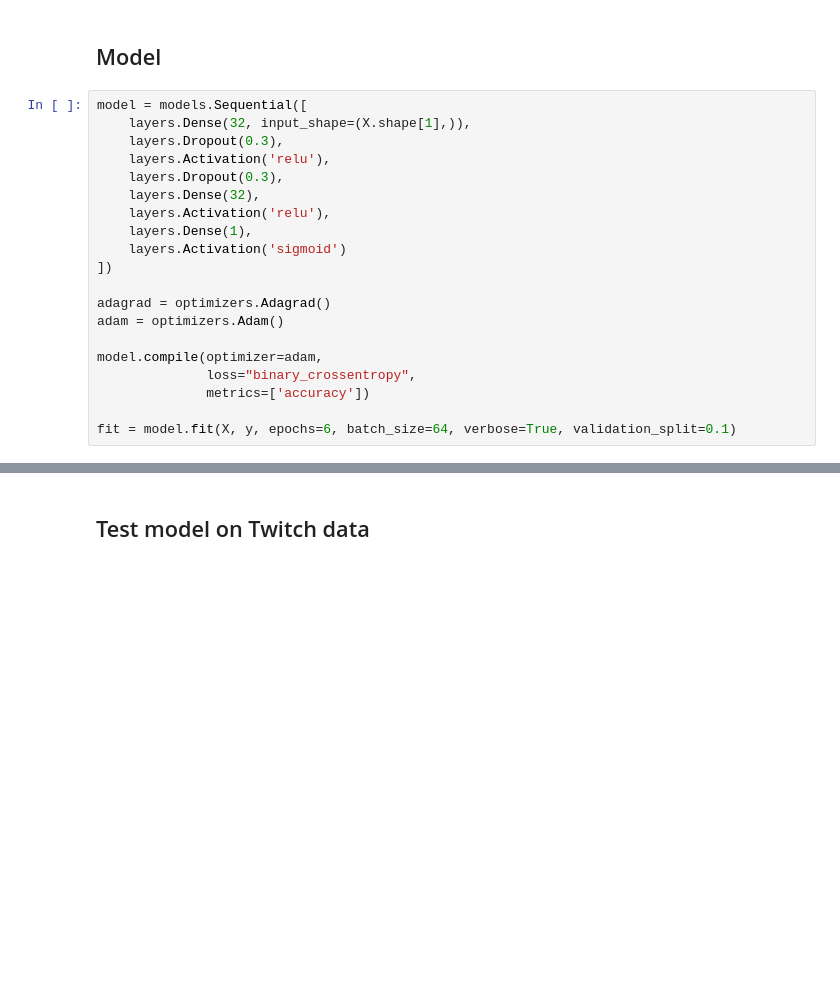
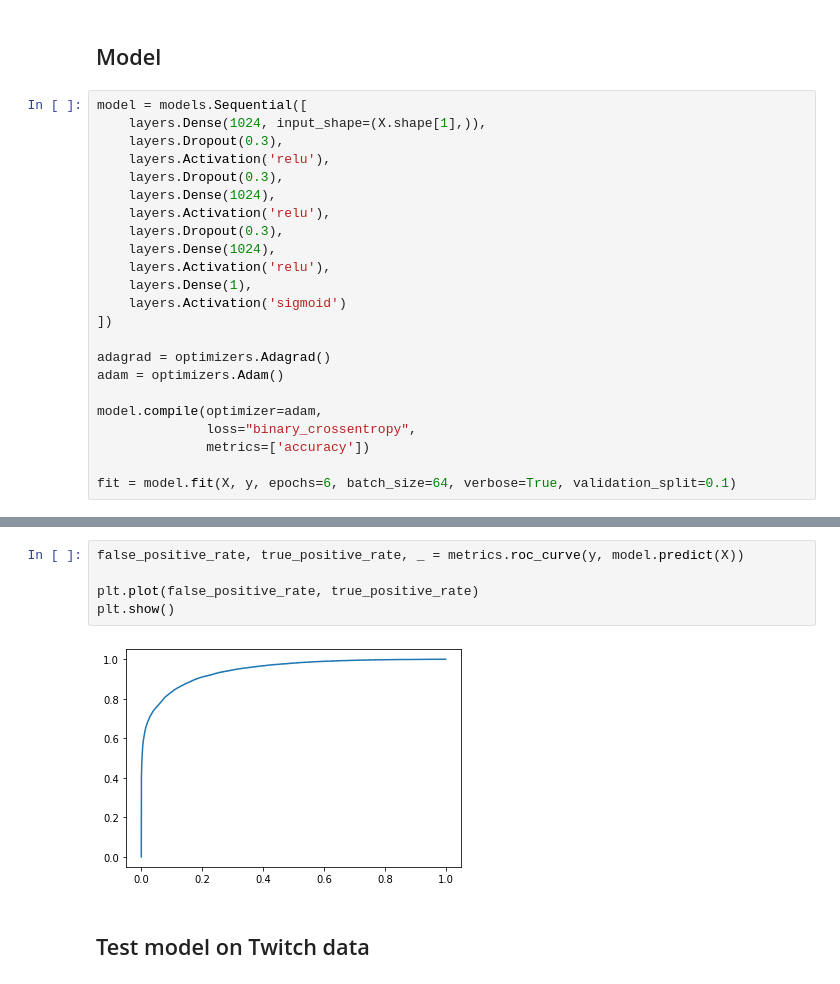
Before and after one commit to goatgoose/twitch_reader, a Jupyter notebook: toxic_comments/toxic_classifier.ipynb, the cells around one changed output, grey strips where cells are left out. Drawn from its saved outputs; the diff is of its cells as text; blank space fills up the shorter version.

```diff
--- a/toxic_comments/toxic_classifier.ipynb
+++ b/toxic_comments/toxic_classifier.ipynb
@@ -144,11 +148,14 @@ print(y[0])
 ## Model
 # %%
 model = models.Sequential([
-    layers.Dense(32, input_shape=(X.shape[1],)),
+    layers.Dense(1024, input_shape=(X.shape[1],)),
     layers.Dropout(0.3),
     layers.Activation('relu'),
     layers.Dropout(0.3),
-    layers.Dense(32),
+    layers.Dense(1024),
+    layers.Activation('relu'),
+    layers.Dropout(0.3),
+    layers.Dense(1024),
     layers.Activation('relu'),
     layers.Dense(1),
     layers.Activation('sigmoid')
@@ -179,3 +186,10 @@ Epoch 6/6
+# %%
+false_positive_rate, true_positive_rate, _ = metrics.roc_curve(y, model.predict(X))
+
+plt.plot(false_positive_rate, true_positive_rate)
+plt.show()
+# %% [output]
+[figure, added]
 # %% [markdown]
 ## Test model on Twitch data
 # %%
```
Also changed, not shown: parts of 11 cells of this notebook, 2 other files.
